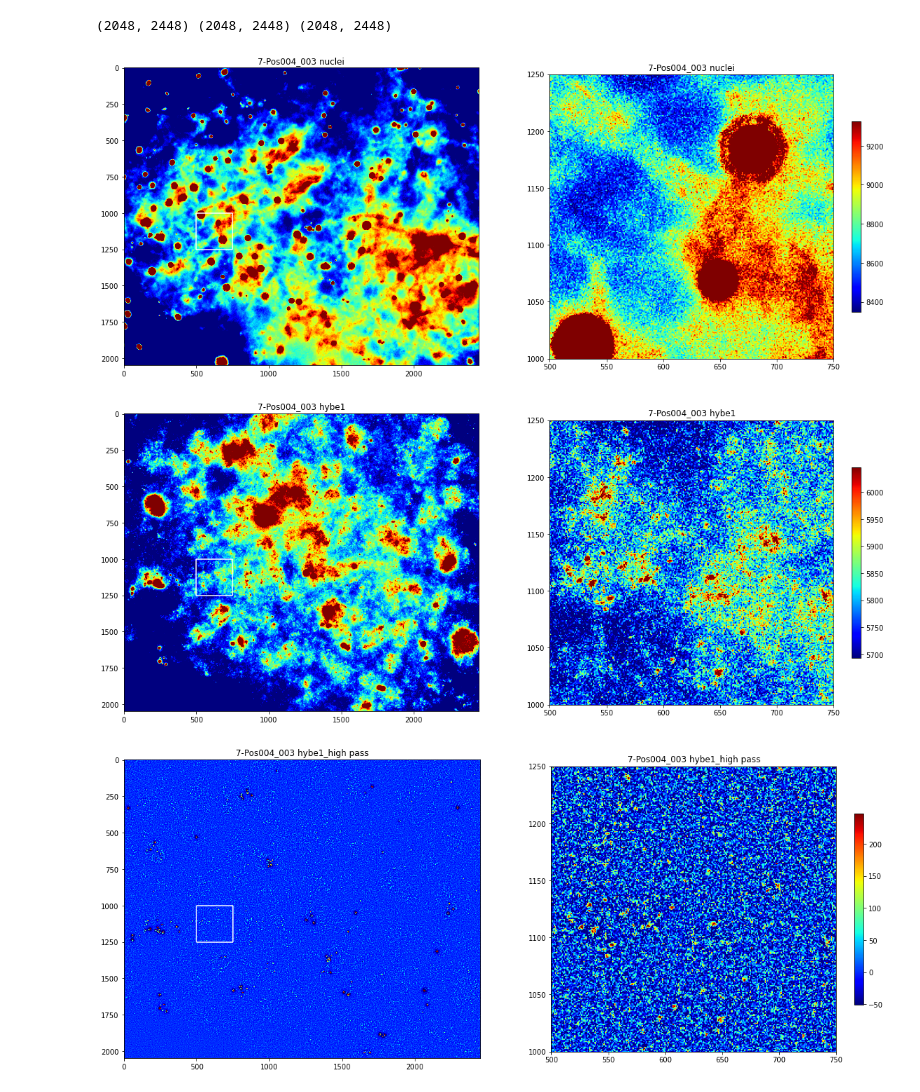
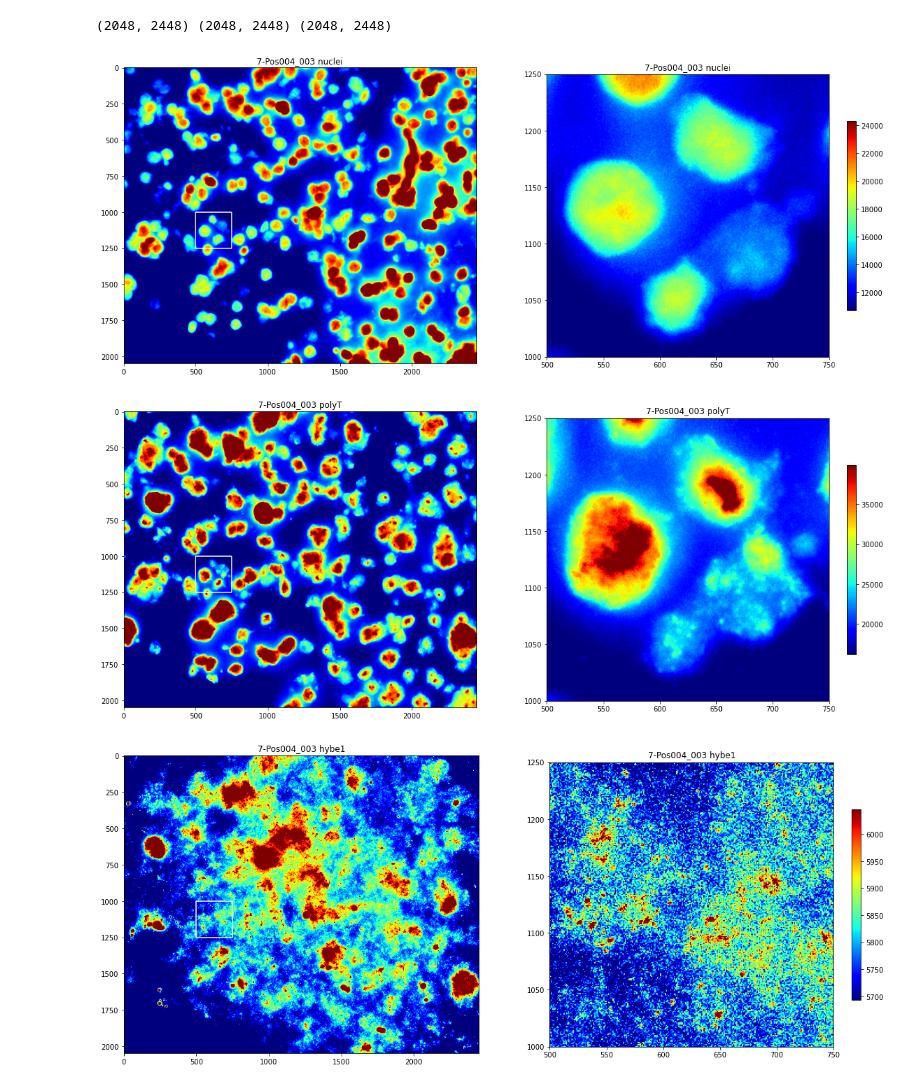
Before and after one commit to FangmingXie/merfish-proc, a Jupyter notebook: 02.stepwise_part2-viewimages.ipynb, the cells around one changed output. Saved outputs shown, nothing was run; the diff lists cells and outputs as text; code cells hidden in the pictures.

```diff
--- a/02.stepwise_part2-viewimages.ipynb
+++ b/02.stepwise_part2-viewimages.ipynb
@@ -72,7 +72,8 @@ hybe1_2
 (150,)
 # %%
 posname = '7-Pos004_003'#image_metadata.posnames[0]
-img_nuc = image_metadata.stkread(Position=posname, Channel='DeepBlue').max(2) # max across z?
+img_nuc = image_metadata_nuc.stkread(Position=posname, Channel='DeepBlue').max(2) # max across z?
+img_plyt = image_metadata_nuc.stkread(Position=posname, Channel='FarRed').max(2) # max across z?
 
 zindex = 16
 img = image_metadata.stkread(Position=posname, Channel='FarRed',zindex=zindex).max(2)
@@ -85,10 +86,11 @@ print(img_nuc.shape, img.shape, img2.shape)
 # %%
 x_window = [500,750]
 y_window = [1000,1250]
-plot_image_with_zoom(img_nuc, x_window, y_window, vmin_p=25, vmax_p=95,   title=posname+" nuclei")
-plot_image_with_zoom(img,     x_window, y_window, vmin_p=25, vmax_p=95,   title=posname+" hybe1")
-plot_image_with_zoom(img2,    x_window, y_window, vmin_p=25, vmax_p=99.5, title=posname+" hybe1_high pass")
+plot_image_with_zoom(img_nuc,  x_window, y_window, vmin_p=25, vmax_p=95,   title=posname+" nuclei")
+plot_image_with_zoom(img_plyt, x_window, y_window, vmin_p=25, vmax_p=95,   title=posname+" polyT")
+plot_image_with_zoom(img,      x_window, y_window, vmin_p=25, vmax_p=95,   title=posname+" hybe1")
+plot_image_with_zoom(img2,     x_window, y_window, vmin_p=25, vmax_p=99.5, title=posname+" hybe1_high pass")
 # %% [output]
-[figure, old version]
+[figure, new version]
-[figure, old version]
+[figure, new version]
-[figure, old version]
+[figure, new version]
```
Also changed, not shown: parts of 2 cells of this notebook, 10 other files.
